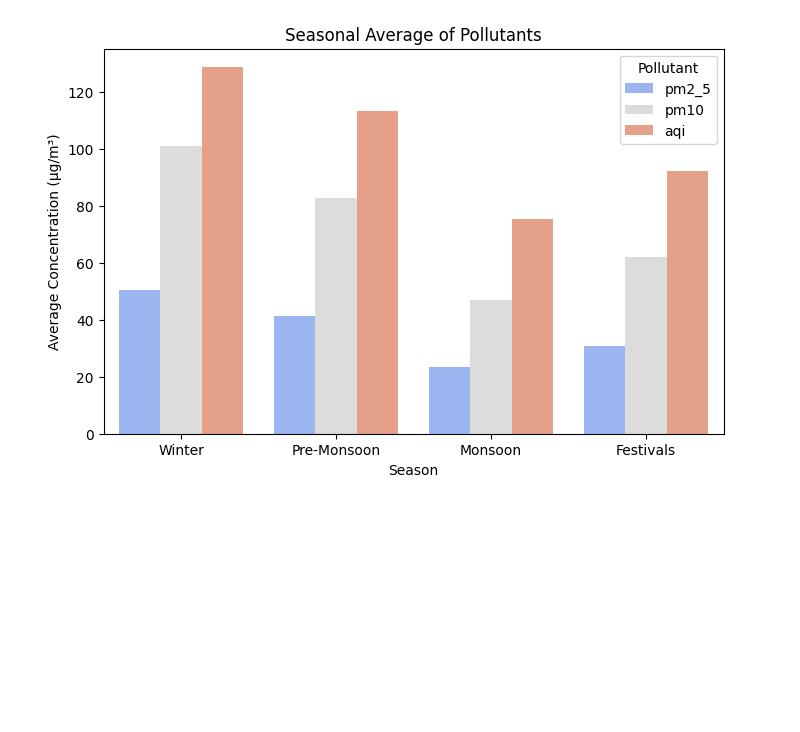
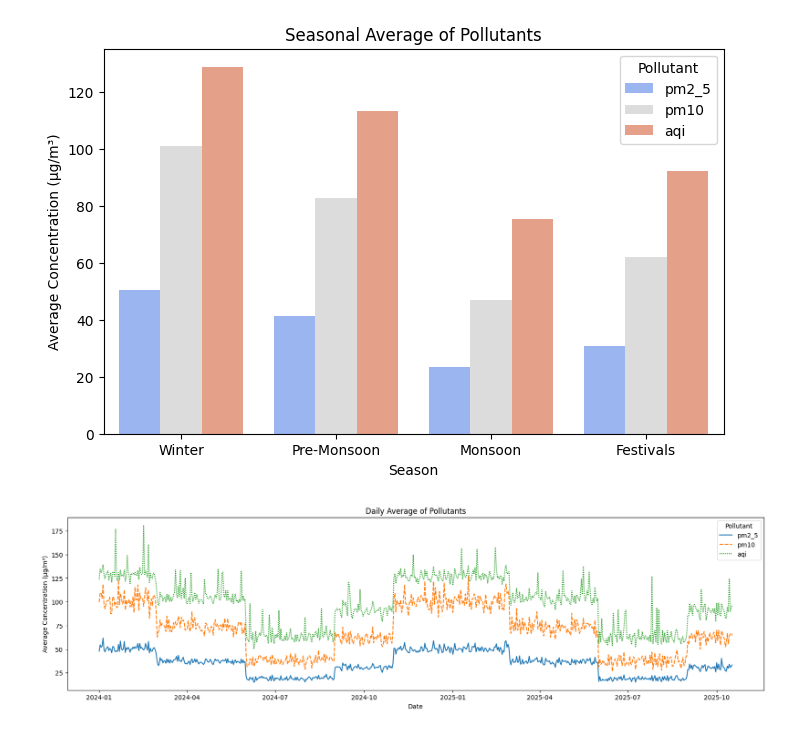
Before and after one commit to shawinCreates/Dhulo-Watch, a Jupyter notebook: notebooks/EDA.ipynb, the cells around one changed output. Saved outputs shown, nothing was run; the diff lists cells and outputs as text; code cells hidden in the pictures; blank space fills up the shorter version.

Commit message:
daily pattern

```diff
--- a/notebooks/EDA.ipynb
+++ b/notebooks/EDA.ipynb
@@ -125,3 +125,15 @@ plt.legend(title="Pollutant")
 plt.show()
 # %% [output]
 [figure]
+# %%
+daily_avg_pollutants = dataset.groupby('date')[['pm2_5', 'pm10', 'aqi']].mean()
+# %%
+plt.figure(figsize=(20,5))
+sns.lineplot(daily_avg_pollutants)
+plt.title("Daily Average of Pollutants")
+plt.xlabel("Date")
+plt.ylabel("Average Concentration (µg/m³)")
+plt.legend(title="Pollutant")
+plt.show()
+# %% [output]
+[figure, added]
```
Also changed, not shown: parts of 2 cells of this notebook.
